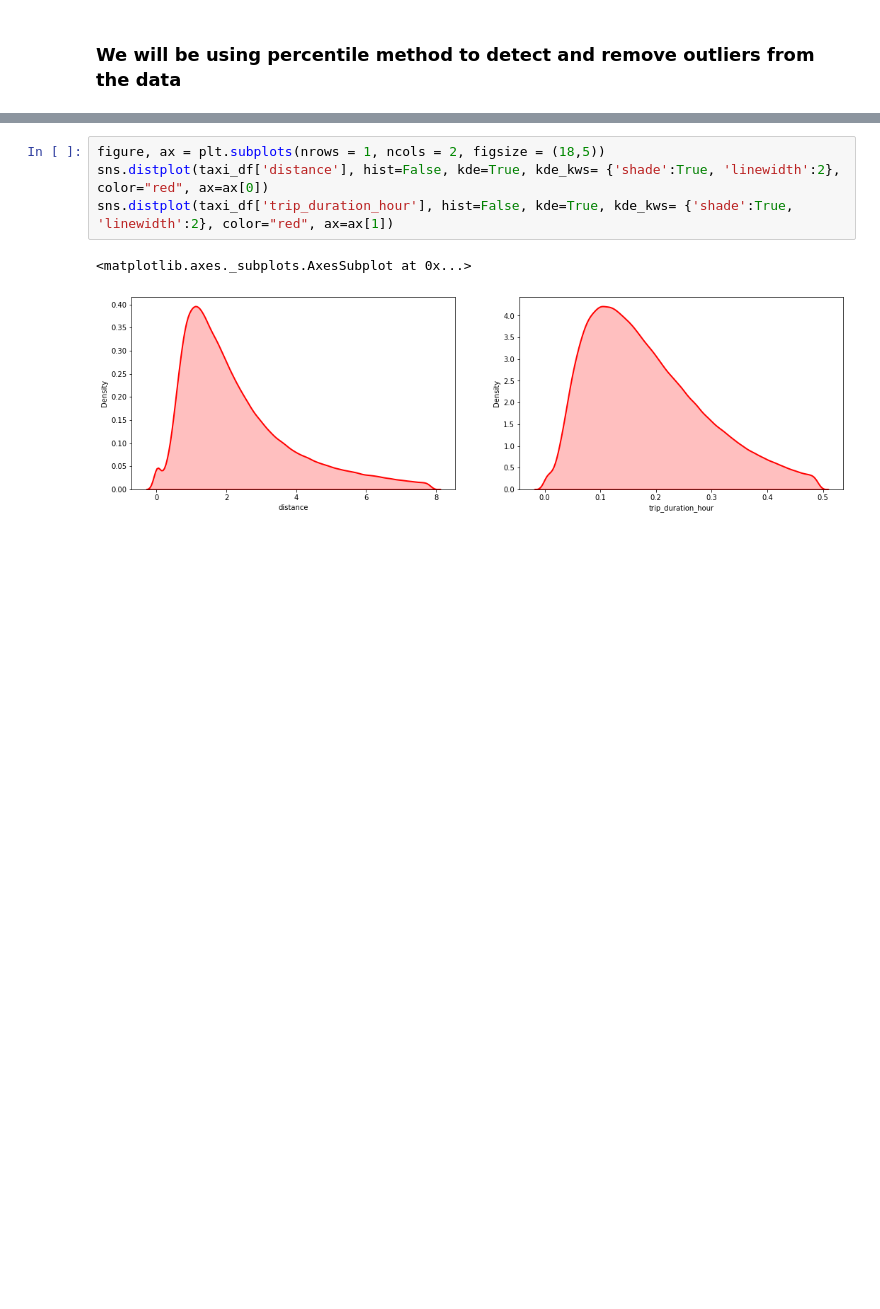
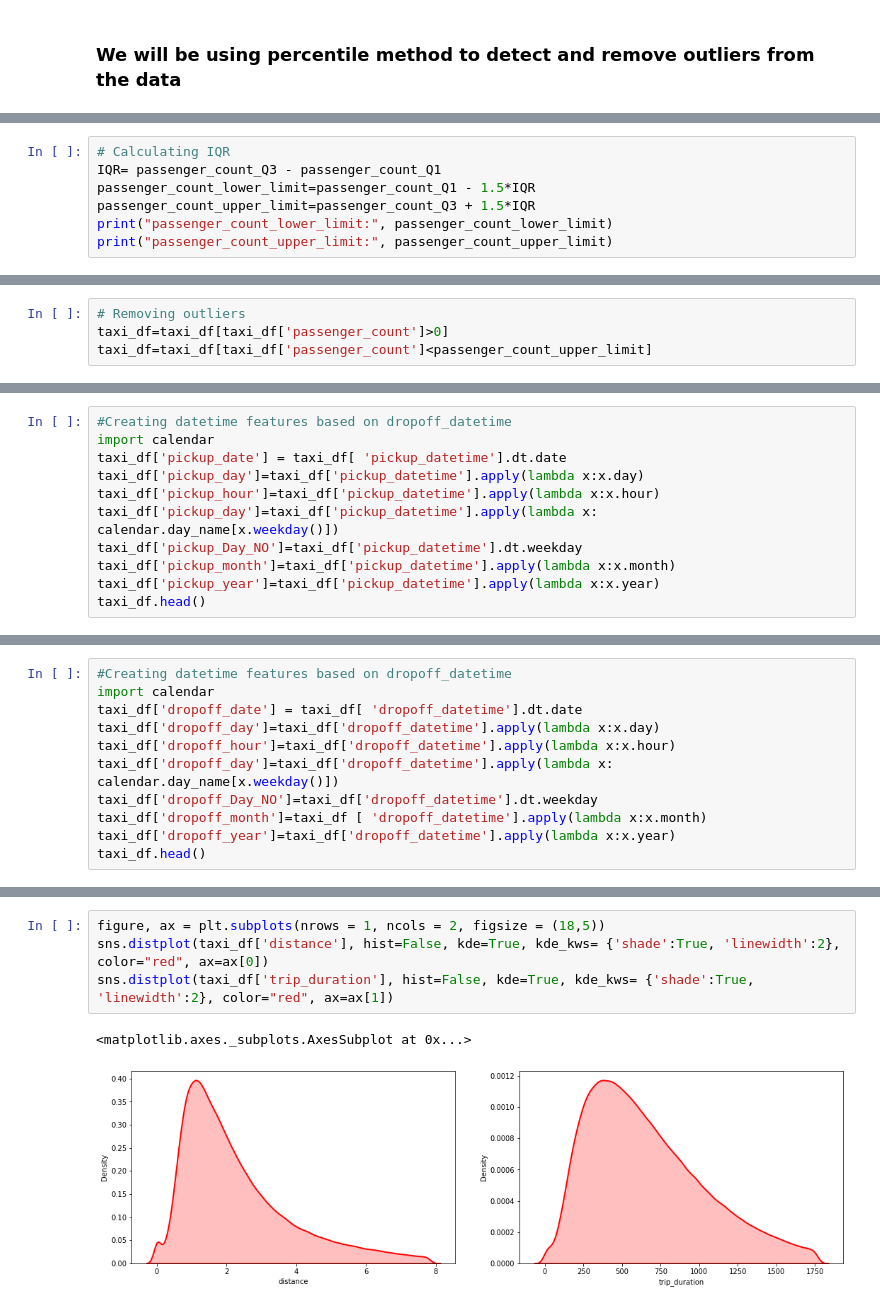
Before and after one commit to Jahnavi-Jaolekar/NYC-Taxi-time-prediction, a Jupyter notebook: NYC_taxi_trip_time_prediction.ipynb, the cells around one changed output, grey strips where cells are left out. Cells and saved outputs as stored; diff of their text form; blank space fills up the shorter version.

```diff
--- a/NYC_taxi_trip_time_prediction.ipynb
+++ b/NYC_taxi_trip_time_prediction.ipynb
@@ -284,0 +281,7 @@ taxi_df['trip_duration_hour']=taxi_df['trip_duration']/3600
+# %%
+# Calculating IQR
+IQR= passenger_count_Q3 - passenger_count_Q1
+passenger_count_lower_limit=passenger_count_Q1 - 1.5*IQR
+passenger_count_upper_limit=passenger_count_Q3 + 1.5*IQR
+print("passenger_count_lower_limit:", passenger_count_lower_limit)
+print("passenger_count_upper_limit:", passenger_count_upper_limit)
@@ -284,0 +291,4 @@ taxi_df['trip_duration_hour']=taxi_df['trip_duration']/3600
+# %%
+# Removing outliers
+taxi_df=taxi_df[taxi_df['passenger_count']>0]
+taxi_df=taxi_df[taxi_df['passenger_count']<passenger_count_upper_limit]
@@ -284,0 +300,11 @@ taxi_df['trip_duration_hour']=taxi_df['trip_duration']/3600
+# %%
+#Creating datetime features based on dropoff_datetime
+import calendar
+taxi_df['pickup_date'] = taxi_df[ 'pickup_datetime'].dt.date
+taxi_df['pickup_day']=taxi_df['pickup_datetime'].apply(lambda x:x.day)
+taxi_df['pickup_hour']=taxi_df['pickup_datetime'].apply(lambda x:x.hour)
+taxi_df['pickup_day']=taxi_df['pickup_datetime'].apply(lambda x: calendar.day_name[x.weekday()])
+taxi_df['pickup_Day_NO']=taxi_df['pickup_datetime'].dt.weekday
+taxi_df['pickup_month']=taxi_df['pickup_datetime'].apply(lambda x:x.month)
+taxi_df['pickup_year']=taxi_df['pickup_datetime'].apply(lambda x:x.year)
+taxi_df.head()
@@ -284,0 +319,11 @@ taxi_df['trip_duration_hour']=taxi_df['trip_duration']/3600
+# %%
+#Creating datetime features based on dropoff_datetime
+import calendar
+taxi_df['dropoff_date'] = taxi_df[ 'dropoff_datetime'].dt.date
+taxi_df['dropoff_day']=taxi_df['dropoff_datetime'].apply(lambda x:x.day)
+taxi_df['dropoff_hour']=taxi_df['dropoff_datetime'].apply(lambda x:x.hour)
+taxi_df['dropoff_day']=taxi_df['dropoff_datetime'].apply(lambda x: calendar.day_name[x.weekday()])
+taxi_df['dropoff_Day_NO']=taxi_df['dropoff_datetime'].dt.weekday
+taxi_df['dropoff_month']=taxi_df [ 'dropoff_datetime'].apply(lambda x:x.month)
+taxi_df['dropoff_year']=taxi_df['dropoff_datetime'].apply(lambda x:x.year)
+taxi_df.head()
@@ -291,7 +344,7 @@ sns.scatterplot(x='distance',y='trip_duration',data=taxi_df)
 # %%
 figure, ax = plt.subplots(nrows = 1, ncols = 2, figsize = (18,5))
 sns.distplot(taxi_df['distance'], hist=False, kde=True, kde_kws= {'shade':True, 'linewidth':2}, color="red", ax=ax[0])
-sns.distplot(taxi_df['trip_duration_hour'], hist=False, kde=True, kde_kws= {'shade':True, 'linewidth':2}, color="red", ax=ax[1])
+sns.distplot(taxi_df['trip_duration'], hist=False, kde=True, kde_kws= {'shade':True, 'linewidth':2}, color="red", ax=ax[1])
 # %% [output]
 <matplotlib.axes._subplots.AxesSubplot at 0x...>
-[figure, old version]
+[figure, new version]
```
Also changed, not shown: parts of 39 cells of this notebook.
